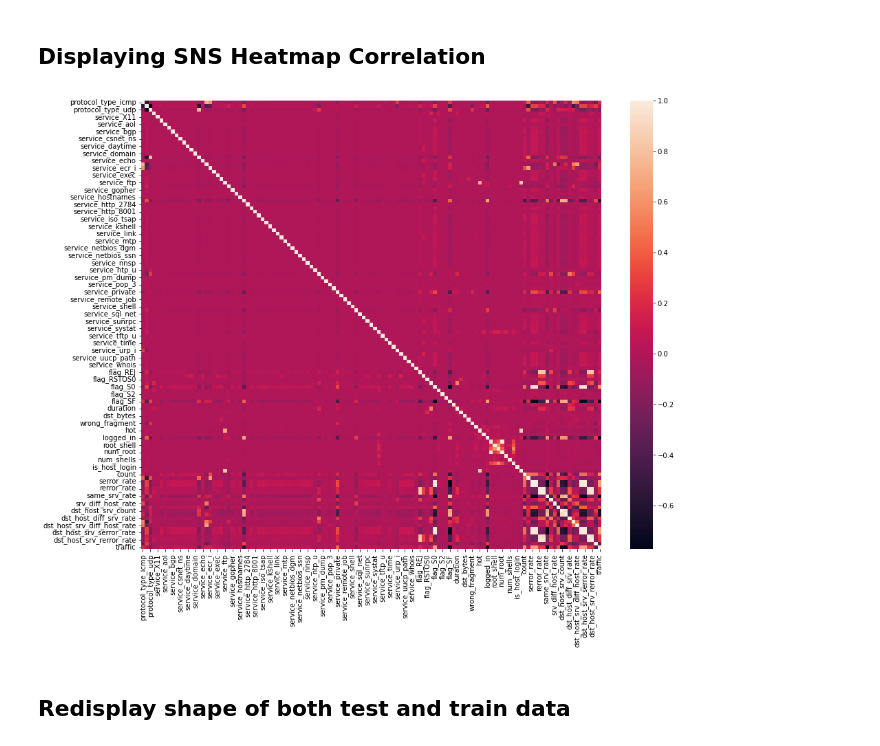
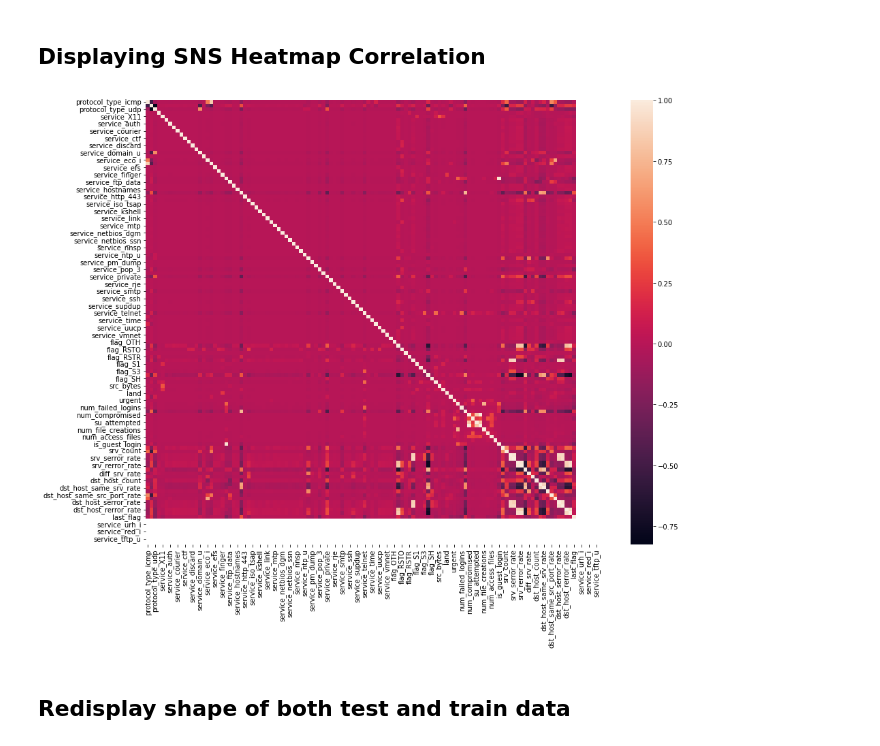
Before and after one commit to ClockWize171/network-traffic-analysis-tensorflow, a Jupyter notebook: kdd19-analysis.ipynb, the cells around one changed output. Drawn from its saved outputs; the diff is of its cells as text; code cells hidden in the pictures.

```diff
--- a/kdd19-analysis.ipynb
+++ b/kdd19-analysis.ipynb
@@ -320,12 +420,12 @@ test_data.drop(['num_outbound_cmds'], axis=1, inplace=True)
 ## Displaying SNS Heatmap Correlation
 # %%
 # correlation
-corr = train_data.corr()
+corr = test_data.corr()
 plt.figure(figsize=(15,12))
 sns.heatmap(corr)
 plt.show()
 # %% [output]
-[figure, old version]
+[figure, new version]
 # %% [markdown]
 ## Redisplay shape of both test and train data
 # %%
```
Also changed, not shown: parts of 20 cells of this notebook.
